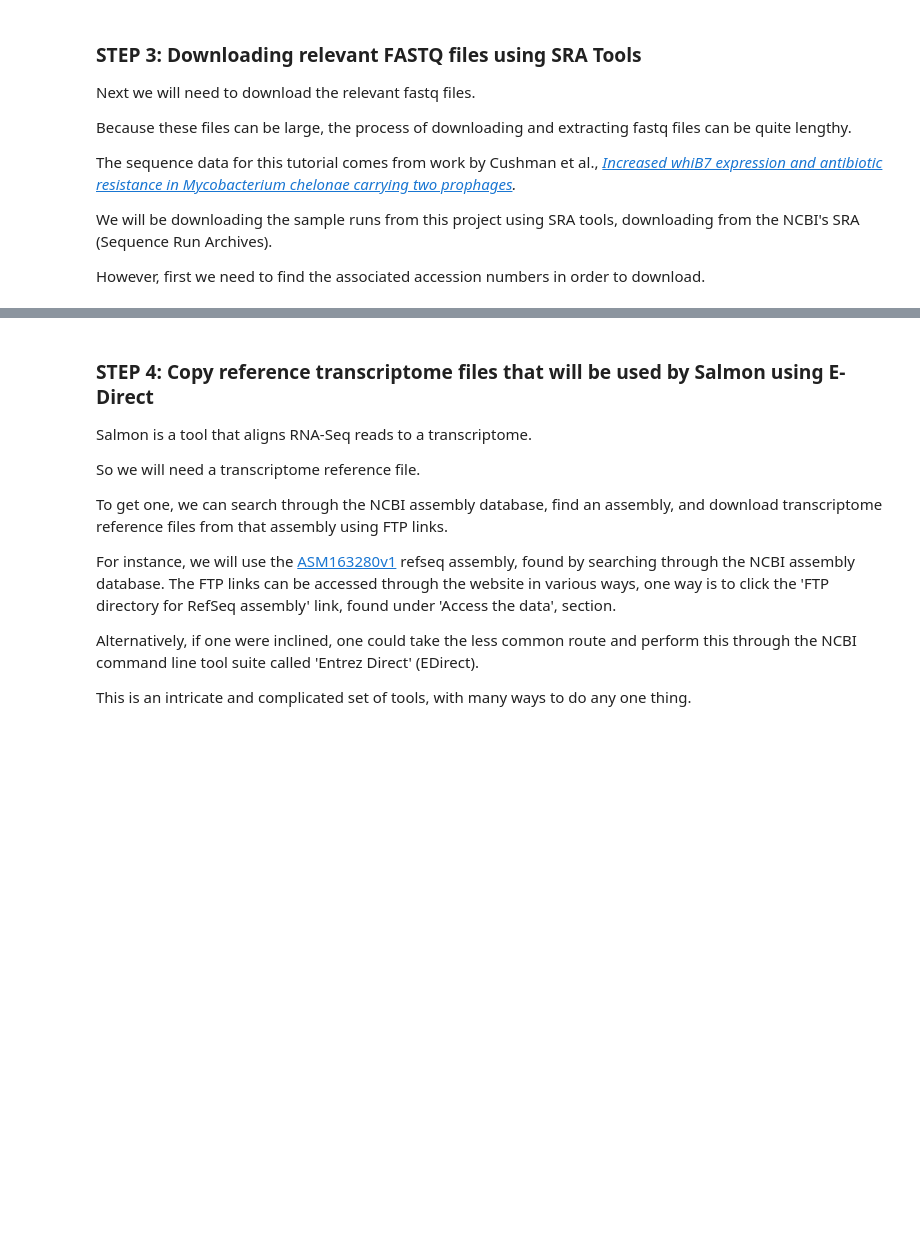
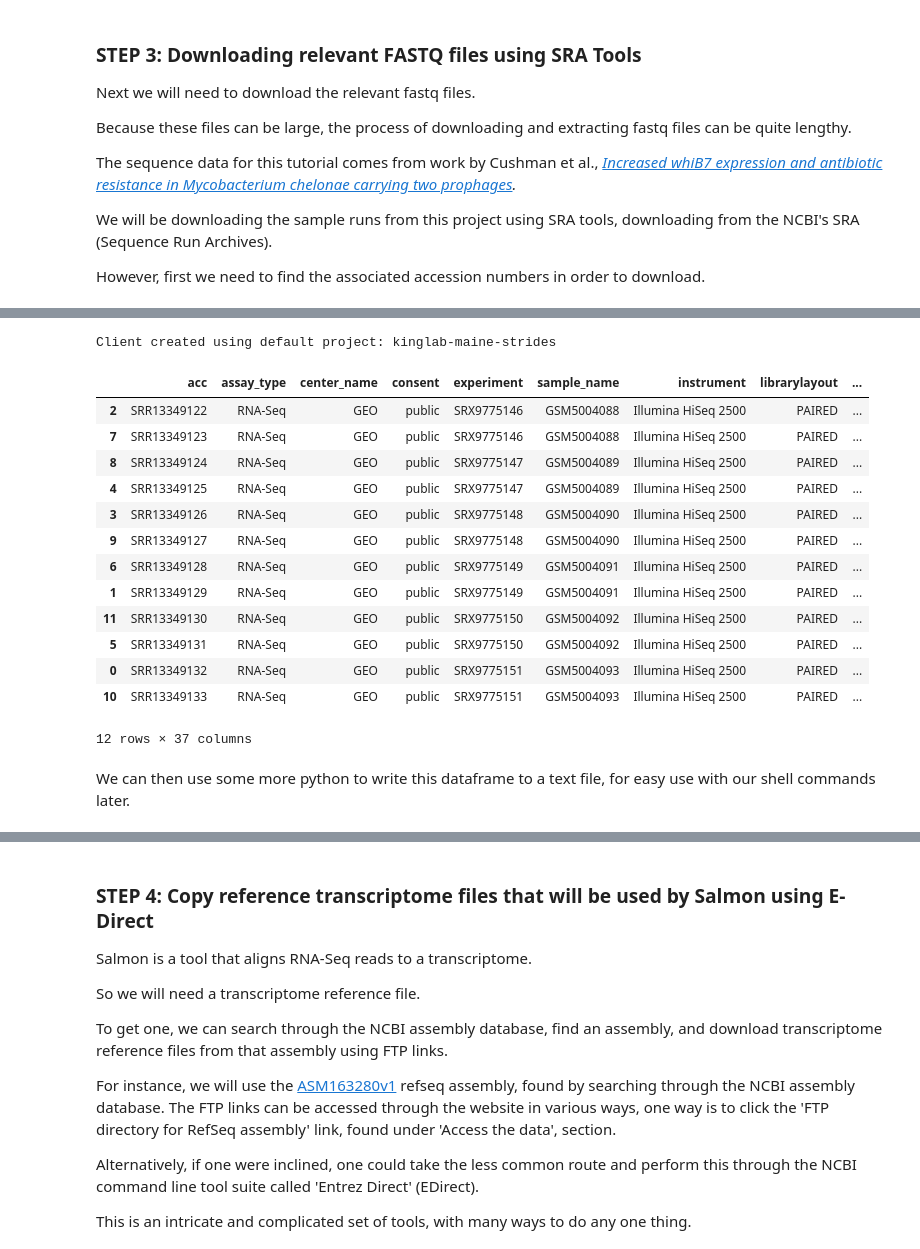
Before and after one commit to King-Laboratory/rnaseq-myco-notebook, a Jupyter notebook: Tutorial_1B_Extended.ipynb, the cells around one changed output, grey strips where cells are left out. Cells and saved outputs as stored; diff of their text form; code cells hidden in the pictures; blank space fills up the shorter version.

```diff
--- a/Tutorial_1B_Extended.ipynb
+++ b/Tutorial_1B_Extended.ipynb
@@ -123,0 +174,50 @@ For instance, here, the the authors posted a link to the sequence data GSE (Gene
+# %%
+# Import the biquery api
+from google.cloud import bigquery
+import pandas
+
+# Designate the client for the API
+client = bigquery.Client(location="US")
+print("Client created using default project: {}".format(client.project))
+# %% [output]
+Client created using default project: kinglab-maine-strides
+# %%
+#Construct the query
+query = """
+#standardSQL
+SELECT *
+FROM `nih-sra-datastore.sra.metadata`
+WHERE organism = 'Mycobacteroides chelonae'
+and acc LIKE '%SRR133491%'
+"""
+
+#Run the query
+query_job = client.query(
+    query,
+    # Location must match that of the dataset(s) referenced in the query.
+    location="US",
+)  # API request - starts the query
+
+#Put results of query into a dataframe
+df = query_job.to_dataframe()
+df  = df.sort_values(by='acc')
+
+#print dataframe
+df
+# %% [output]
+|  | acc | assay_type | center_name | consent | experiment | sample_name | instrument | librarylayout | ... |
+| 2 | SRR13349122 | RNA-Seq | GEO | public | SRX9775146 | GSM5004088 | Illumina HiSeq 2500 | PAIRED | ... |
+| 7 | SRR13349123 | RNA-Seq | GEO | public | SRX9775146 | GSM5004088 | Illumina HiSeq 2500 | PAIRED | ... |
+| 8 | SRR13349124 | RNA-Seq | GEO | public | SRX9775147 | GSM5004089 | Illumina HiSeq 2500 | PAIRED | ... |
+| 4 | SRR13349125 | RNA-Seq | GEO | public | SRX9775147 | GSM5004089 | Illumina HiSeq 2500 | PAIRED | ... |
+| 3 | SRR13349126 | RNA-Seq | GEO | public | SRX9775148 | GSM5004090 | Illumina HiSeq 2500 | PAIRED | ... |
+| 9 | SRR13349127 | RNA-Seq | GEO | public | SRX9775148 | GSM5004090 | Illumina HiSeq 2500 | PAIRED | ... |
+| 6 | SRR13349128 | RNA-Seq | GEO | public | SRX9775149 | GSM5004091 | Illumina HiSeq 2500 | PAIRED | ... |
+| 1 | SRR13349129 | RNA-Seq | GEO | public | SRX9775149 | GSM5004091 | Illumina HiSeq 2500 | PAIRED | ... |
+| 11 | SRR13349130 | RNA-Seq | GEO | public | SRX9775150 | GSM5004092 | Illumina HiSeq 2500 | PAIRED | ... |
+| 5 | SRR13349131 | RNA-Seq | GEO | public | SRX9775150 | GSM5004092 | Illumina HiSeq 2500 | PAIRED | ... |
+| 0 | SRR13349132 | RNA-Seq | GEO | public | SRX9775151 | GSM5004093 | Illumina HiSeq 2500 | PAIRED | ... |
+| 10 | SRR13349133 | RNA-Seq | GEO | public | SRX9775151 | GSM5004093 | Illumina HiSeq 2500 | PAIRED | ... |
+12 rows × 37 columns
+# %% [markdown]
+We can then use some more python to write this dataframe to a text file, for easy use with our shell commands later.
```
Also changed, not shown: parts of 62 cells of this notebook.
